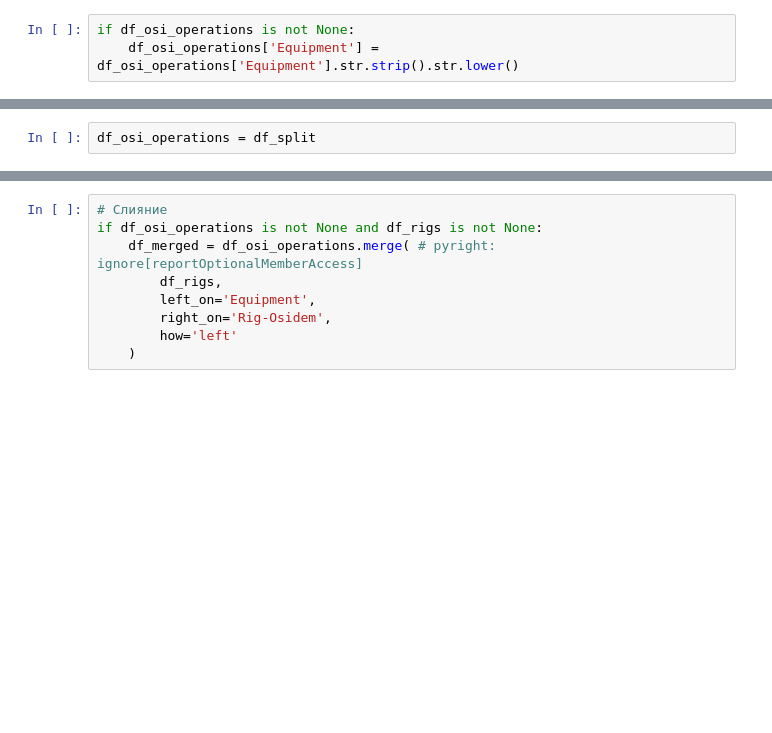
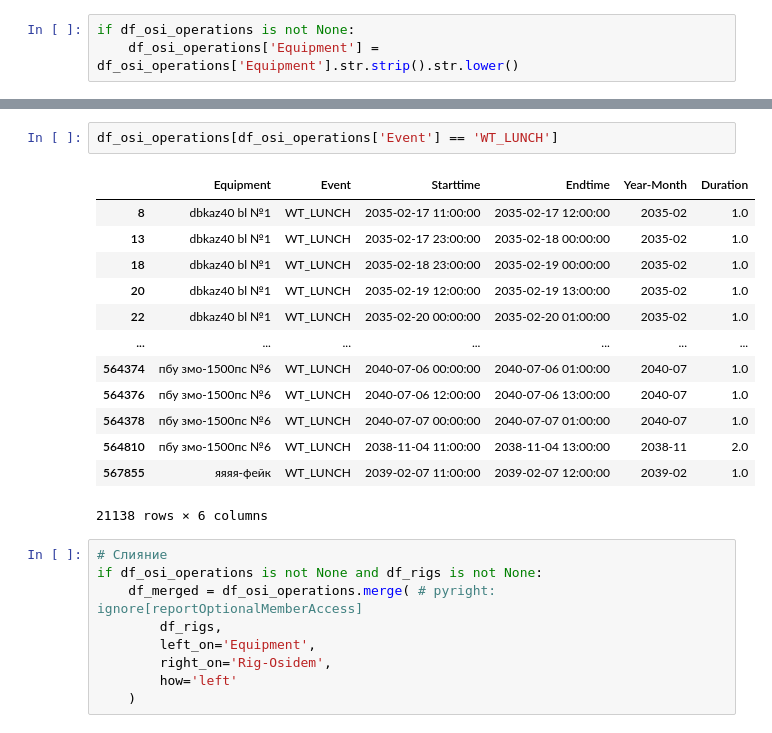
Before and after one commit to yevgeniy2504/Company, a Jupyter notebook: Scripts/OEE2/main.ipynb, the cells around one changed output, grey strips where cells are left out. Drawn from its saved outputs; the diff is of its cells as text; blank space fills up the shorter version.

```diff
--- a/Scripts/OEE2/main.ipynb
+++ b/Scripts/OEE2/main.ipynb
@@ -160,2 +161,0 @@ df_osi_operations
-# %%
-df_osi_operations = df_split
@@ -164,3 +178,19 @@ df_osi_operations.to_excel('output.xlsx', index=False)
+# %%
+df_osi_operations[df_osi_operations['Event'] == 'WT_LUNCH']
+# %% [output]
+|  | Equipment | Event | Starttime | Endtime | Year-Month | Duration |
+| 8 | dbkaz40 bl №1 | WT_LUNCH | 2035-02-17 11:00:00 | 2035-02-17 12:00:00 | 2035-02 | 1.0 |
+| 13 | dbkaz40 bl №1 | WT_LUNCH | 2035-02-17 23:00:00 | 2035-02-18 00:00:00 | 2035-02 | 1.0 |
+| 18 | dbkaz40 bl №1 | WT_LUNCH | 2035-02-18 23:00:00 | 2035-02-19 00:00:00 | 2035-02 | 1.0 |
+| 20 | dbkaz40 bl №1 | WT_LUNCH | 2035-02-19 12:00:00 | 2035-02-19 13:00:00 | 2035-02 | 1.0 |
+| 22 | dbkaz40 bl №1 | WT_LUNCH | 2035-02-20 00:00:00 | 2035-02-20 01:00:00 | 2035-02 | 1.0 |
+| ... | ... | ... | ... | ... | ... | ... |
+| 564374 | пбу змо-1500пс №6 | WT_LUNCH | 2040-07-06 00:00:00 | 2040-07-06 01:00:00 | 2040-07 | 1.0 |
+| 564376 | пбу змо-1500пс №6 | WT_LUNCH | 2040-07-06 12:00:00 | 2040-07-06 13:00:00 | 2040-07 | 1.0 |
+| 564378 | пбу змо-1500пс №6 | WT_LUNCH | 2040-07-07 00:00:00 | 2040-07-07 01:00:00 | 2040-07 | 1.0 |
+| 564810 | пбу змо-1500пс №6 | WT_LUNCH | 2038-11-04 11:00:00 | 2038-11-04 13:00:00 | 2038-11 | 2.0 |
+| 567855 | яяяя-фейк | WT_LUNCH | 2039-02-07 11:00:00 | 2039-02-07 12:00:00 | 2039-02 | 1.0 |
+21138 rows × 6 columns
 # %%
 # Слияние
 if df_osi_operations is not None and df_rigs is not None:
```
Also changed, not shown: parts of 16 cells of this notebook.
